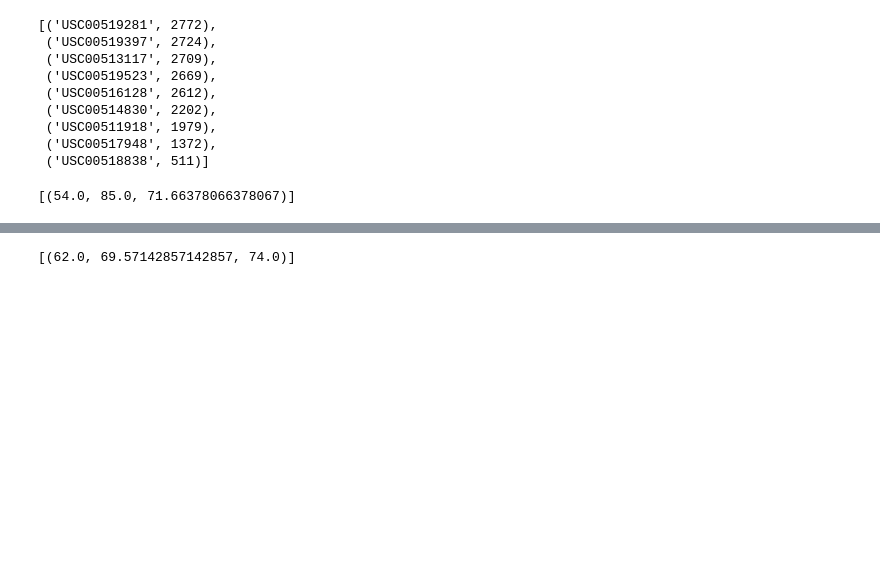
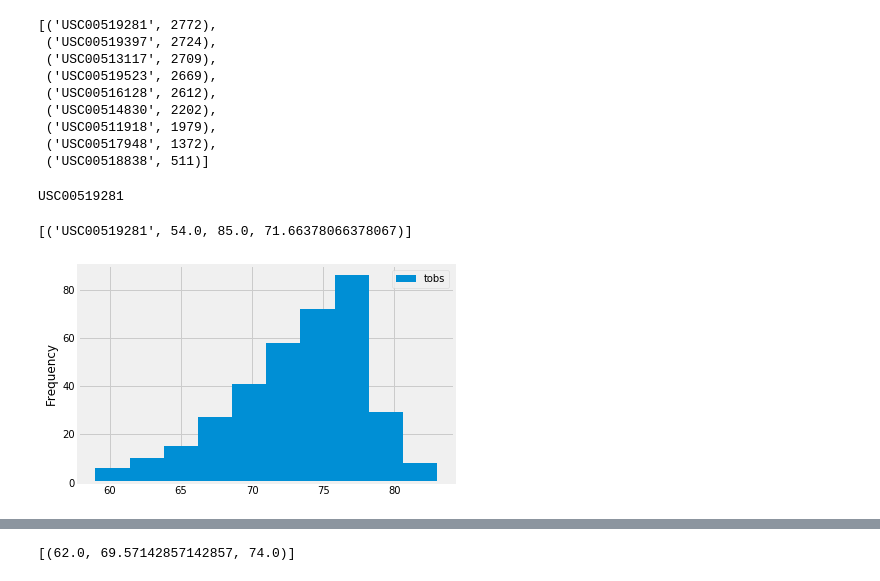
Before and after one commit to jwantrob/SQLAlchemy, a Jupyter notebook: climate_starter.ipynb, the cells around one changed output, grey strips where cells are left out. Drawn from its saved outputs; the diff is of its cells as text; code cells hidden in the pictures; blank space fills up the shorter version.

Commit message:
temps histogram

```diff
--- a/climate_starter.ipynb
+++ b/climate_starter.ipynb
@@ -128,11 +131,25 @@ prcp_df.describe()
 # %%
 # Using the station id from the previous query, calculate the lowest temperature recorded,
 # highest temperature recorded, and average temperature most active station?
+mostactivestation=session.query(Measurement.station, func.count(Measurement.id).label('sum_id')).group_by(Measurement.station).\
+order_by(func.count(Measurement.id).desc()).first()
+mostactivestationstr=mostactivestation[0]
+print(mostactivestationstr)
+session.query(Measurement.station, func.min(Measurement.tobs).label('min_tobs'), func.max(Measurement.tobs).label('max_tobs'), func.avg(Measurement.tobs).label('avg_tobs')).\
+filter(Measurement.station==mostactivestationstr).all()
 # %% [output]
-[(54.0, 85.0, 71.66378066378067)]
+USC00519281
+[('USC00519281', 54.0, 85.0, 71.66378066378067)]
 # %%
 # Choose the station with the highest number of temperature observations.
 # Query the last 12 months of temperature observation data for this station and plot the results as a histogram
+temps=session.query(Measurement.tobs).filter(Measurement.date>=year_ago).filter(Measurement.station==mostactivestationstr).all()
+temps_df = pd.DataFrame(temps, columns =['tobs'])
+temps_df.head(10)
+temps_df.plot.hist()
+plt.show()
+# %% [output]
+[figure, added]
 # %% [markdown]
 ![precipitation](Images/station-histogram.png)
 # %%
```
Also changed, not shown: parts of 2 cells of this notebook.
